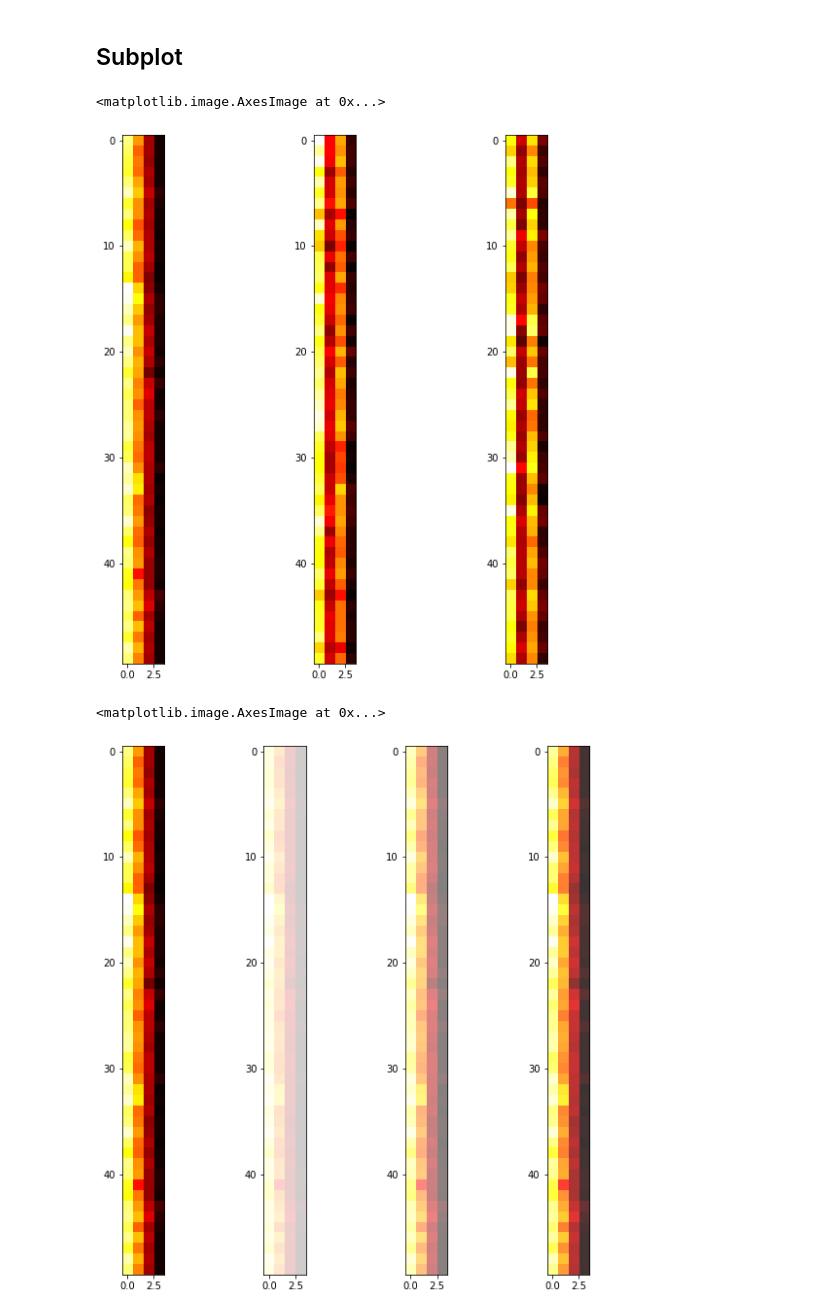
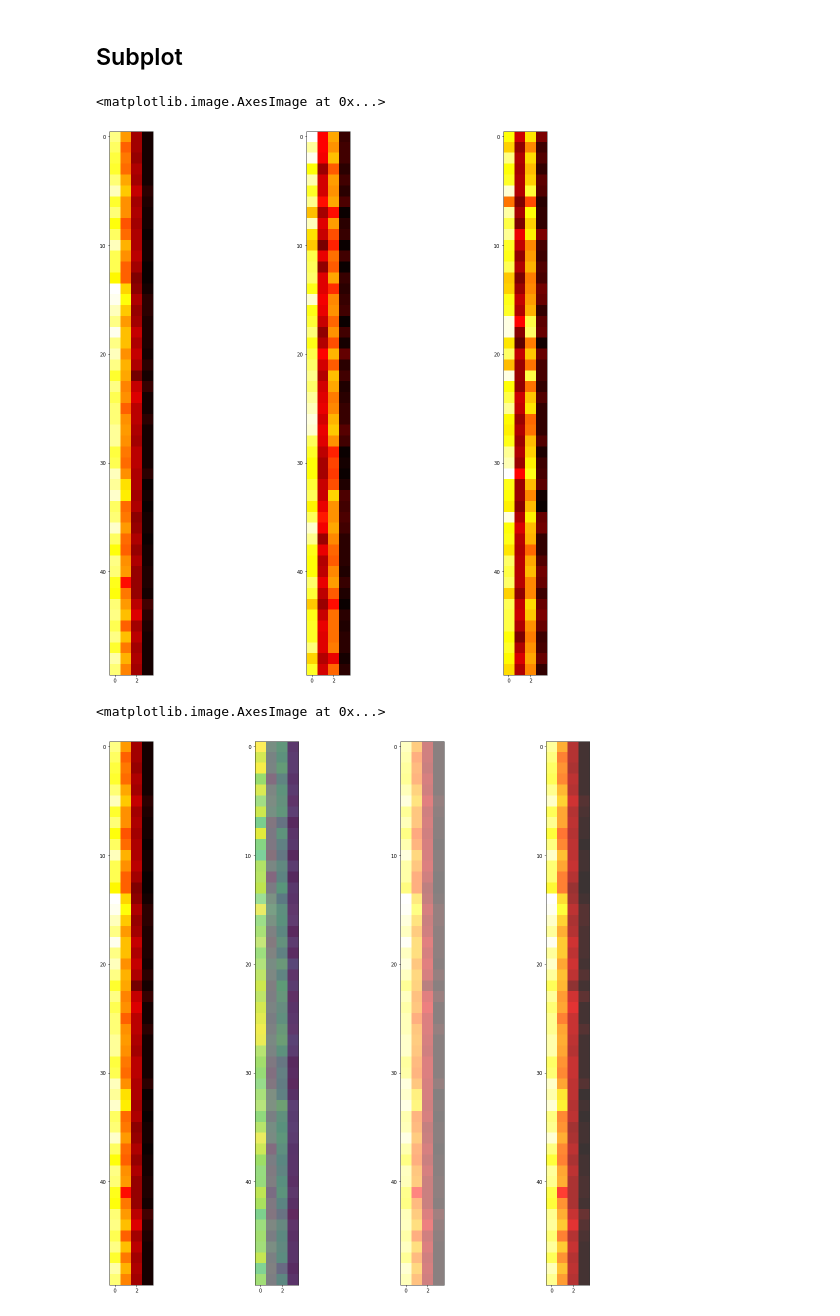
Before and after one commit to oilnutttt/BasicProg_DataViz65, a Jupyter notebook: DataViz01_Table_Data.ipynb, the cells around one changed output. Saved outputs shown, nothing was run; the diff lists cells and outputs as text; code cells hidden in the pictures.

```diff
--- a/DataViz01_Table_Data.ipynb
+++ b/DataViz01_Table_Data.ipynb
@@ -88,7 +99,7 @@ import matplotlib
 # %% [markdown]
 ## Heatmap matrix
 # %%
-matplotlib.rcParams['figure.figsize']=[25,25] #กำหนดขนาดของ figure
-plt.imshow(df.iloc[:,:-1],interpolation='nearest')
+matplotlib.rcParams['figure.figsize']=[30,30] #กำหนดขนาดของ figure
+plt.imshow(df.iloc[:,:-1],interpolation='nearest') # :-1 ไม่เอาคอลัมน์สุดท้าย # 100 ขึ้นไป สีสว่างสุด ดอกใหญ่สุด สีเข้ม ดอกเล็กสุด
 # %% [output]
 <matplotlib.image.AxesImage at 0x...>
@@ -101,7 +112,7 @@ plt.imshow(df.iloc[:,:-1],interpolation='nearest',cmap = 'hot')
 # %% [markdown]
 ## Subplot
 # %%
-matplotlib.rcParams['figure.figsize']=[10,10]
+matplotlib.rcParams['figure.figsize']=[20,20] #กำหนดขนาดของกราฟ
 # %%
 plt.subplot(1,3,1)  # subplot(มีกี่แถว, มีกี่หลัก, เป็นตัวที่เท่าไหร่)
 plt.imshow(df.iloc[:50,:-1],interpolation='nearest',cmap='hot')
@@ -113,22 +124,24 @@ plt.subplot(1,3,3)
 plt.imshow(df.iloc[100:150,:-1],interpolation='nearest',cmap='hot')
 # %% [output]
 <matplotlib.image.AxesImage at 0x...>
-[figure, old version]
+[figure, new version]
 # %%
+plt.subplot(1,4,2)
+plt.imshow(df.iloc[50:100,:-1],interpolation='nearest',alpha = 0.8) # 2 กราฟซ้อนกัน
 plt.subplot(1,4,1)
 plt.imshow(df.iloc[:50,:-1],interpolation='nearest',cmap='hot')
 
-plt.subplot(1,4,2)
-plt.imshow(df.iloc[:50,:-1],interpolation='nearest',cmap='hot',alpha = 0.2)
+plt.subplot(1,4,2)                                                  # 2 กราฟซ้อนกัน
+plt.imshow(df.iloc[:50,:-1],interpolation='nearest',cmap='hot',alpha = 0.2) # alpha: ความโปร่งใส  1 คือเต็ม ยิ่งน้อยยิ่งโปร่งใส
 
 plt.subplot(1,4,3)
 plt.imshow(df.iloc[:50,:-1],interpolation='nearest',cmap='hot',alpha = 0.5)
 
 plt.subplot(1,4,4)
 plt.imshow(df.iloc[:50,:-1],interpolation='nearest',cmap='hot',alpha = 0.8)
 # %% [output]
 <matplotlib.image.AxesImage at 0x...>
-[figure, old version]
+[figure, new version]
 # %%
 plt.subplot(1,2,1)
 pd.plotting.parallel_coordinates(df, 'Name', color=[[0.5,0.5,0.5,0.5],[0,0,0.8,0.5],[0.2,0.4,0.7,0.5]])
```
Also changed, not shown: parts of 27 cells of this notebook.
